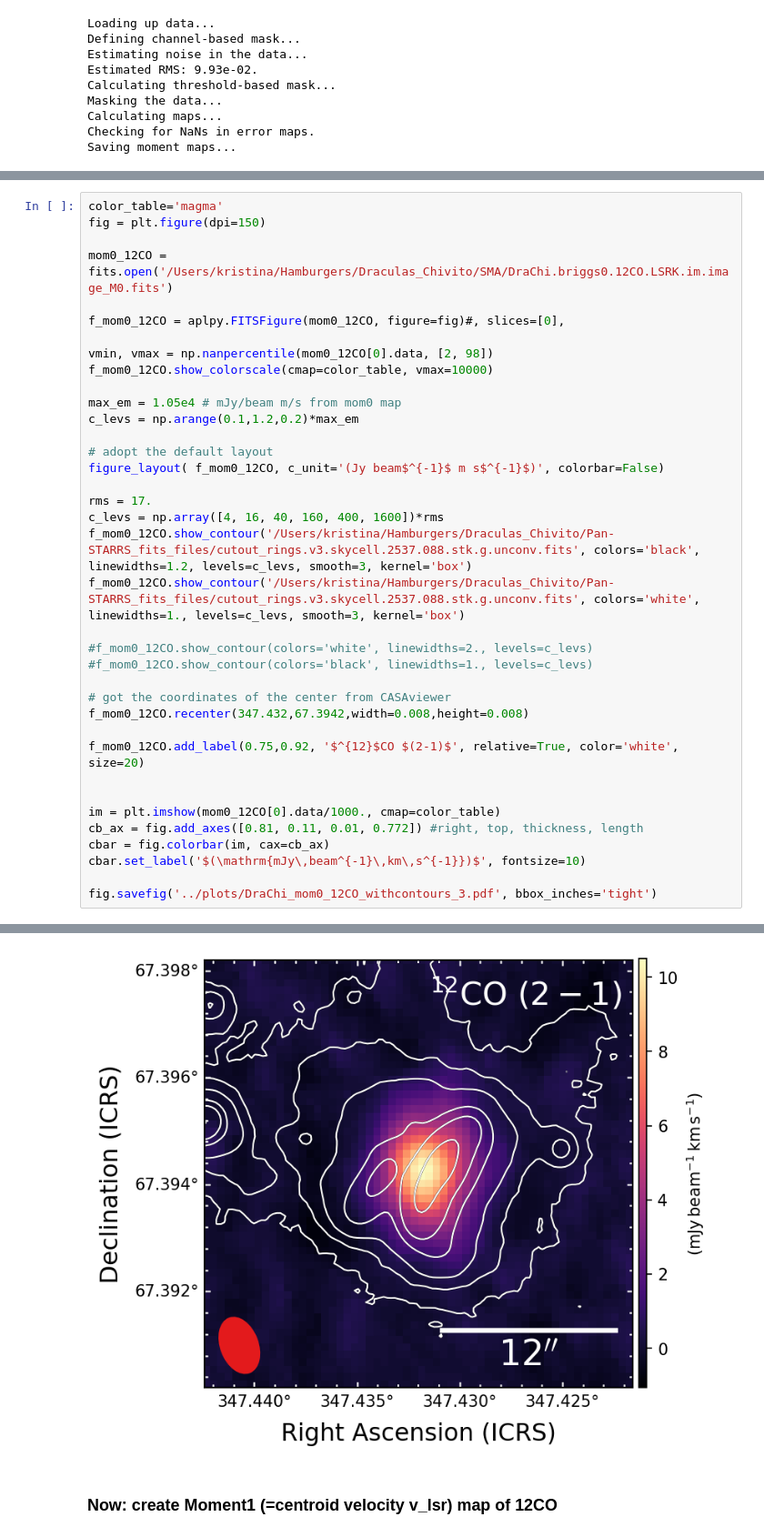
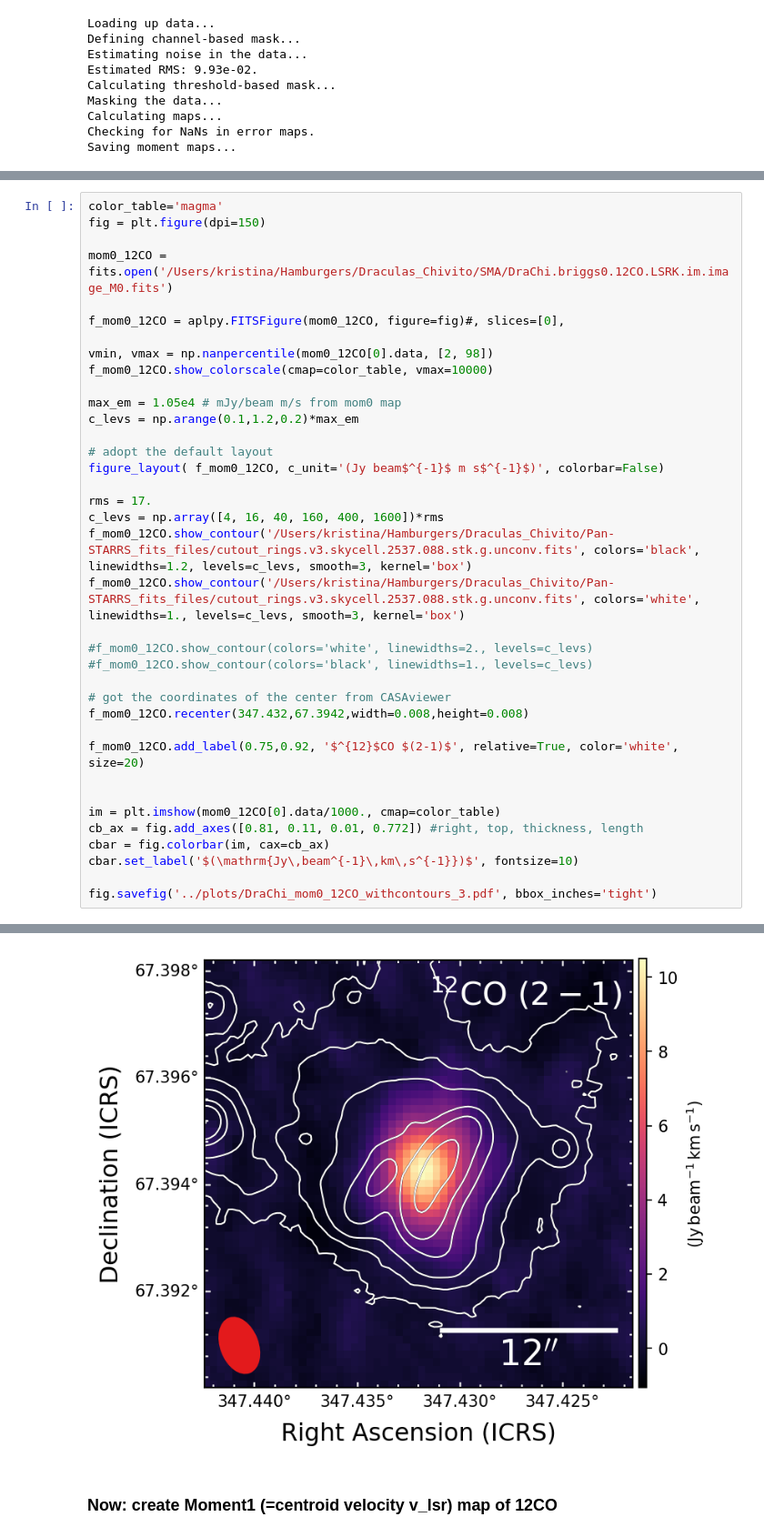
Before and after one commit to kristina-monsch/draculas-chivito, a Jupyter notebook: plot_12CO_data.ipynb, the cells around one changed output, grey strips where cells are left out. Shown at 91% size. Saved outputs shown, nothing was run; the diff lists cells and outputs as text.

```diff
--- a/plot_12CO_data.ipynb
+++ b/plot_12CO_data.ipynb
@@ -203,7 +203,7 @@ f_mom0_12CO.add_label(0.75,0.92, '$^{12}$CO $(2-1)$', relative=True, color='whit
 im = plt.imshow(mom0_12CO[0].data/1000., cmap=color_table)
 cb_ax = fig.add_axes([0.81, 0.11, 0.01, 0.772]) #right, top, thickness, length
 cbar = fig.colorbar(im, cax=cb_ax)
-cbar.set_label('$(\mathrm{mJy\,beam^{-1}\,km\,s^{-1}})$', fontsize=10)
+cbar.set_label('$(\mathrm{Jy\,beam^{-1}\,km\,s^{-1}})$', fontsize=10)
 
 fig.savefig('../plots/DraChi_mom0_12CO_withcontours_3.pdf', bbox_inches='tight')
 # %% [output]
@@ -211,4 +211,4 @@ INFO: Auto-setting vmin to -1.896e+03 [aplpy.core]
-[figure, old version]
+[figure, new version]
 # %% [markdown]
 ### Now: create Moment1 (=centroid velocity v_lsr) map of 12CO
 # %%
```
Also changed, not shown: parts of 2 cells of this notebook.
